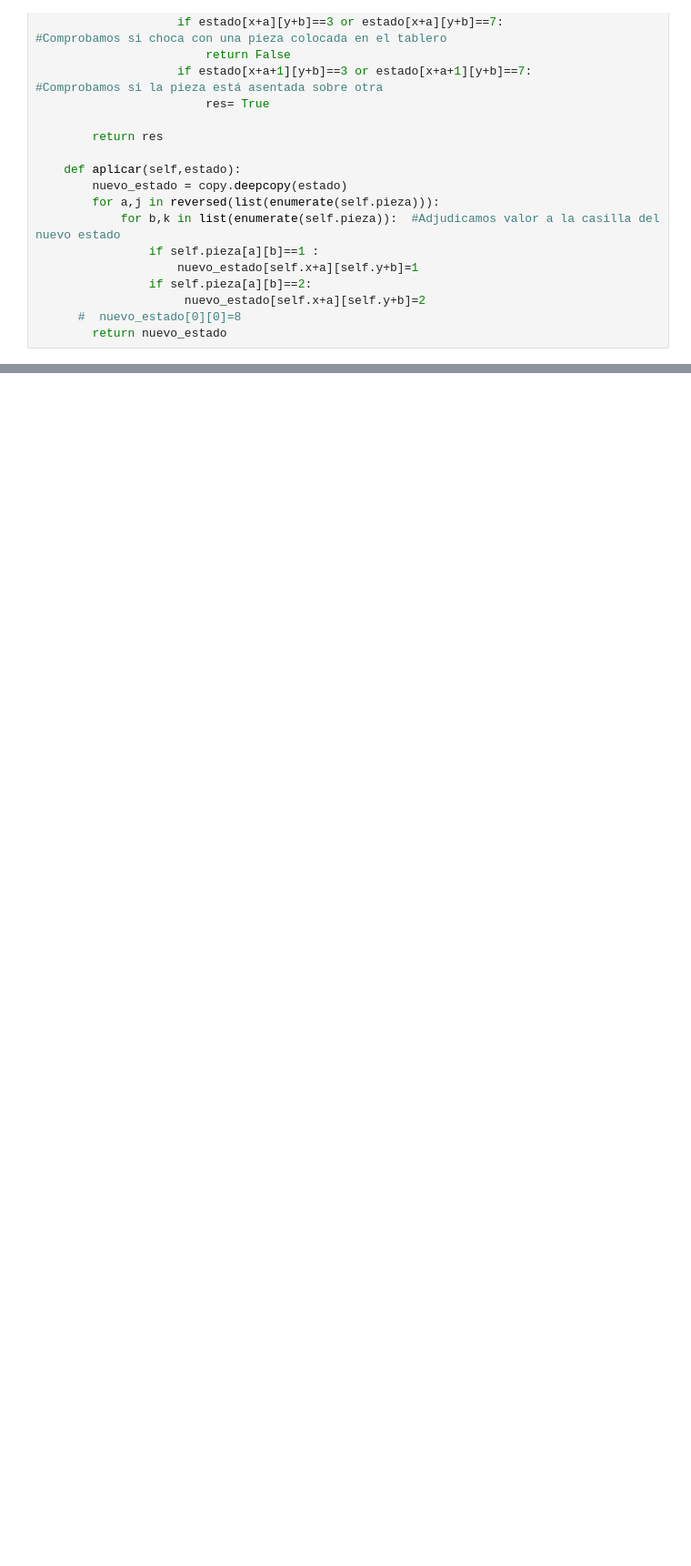
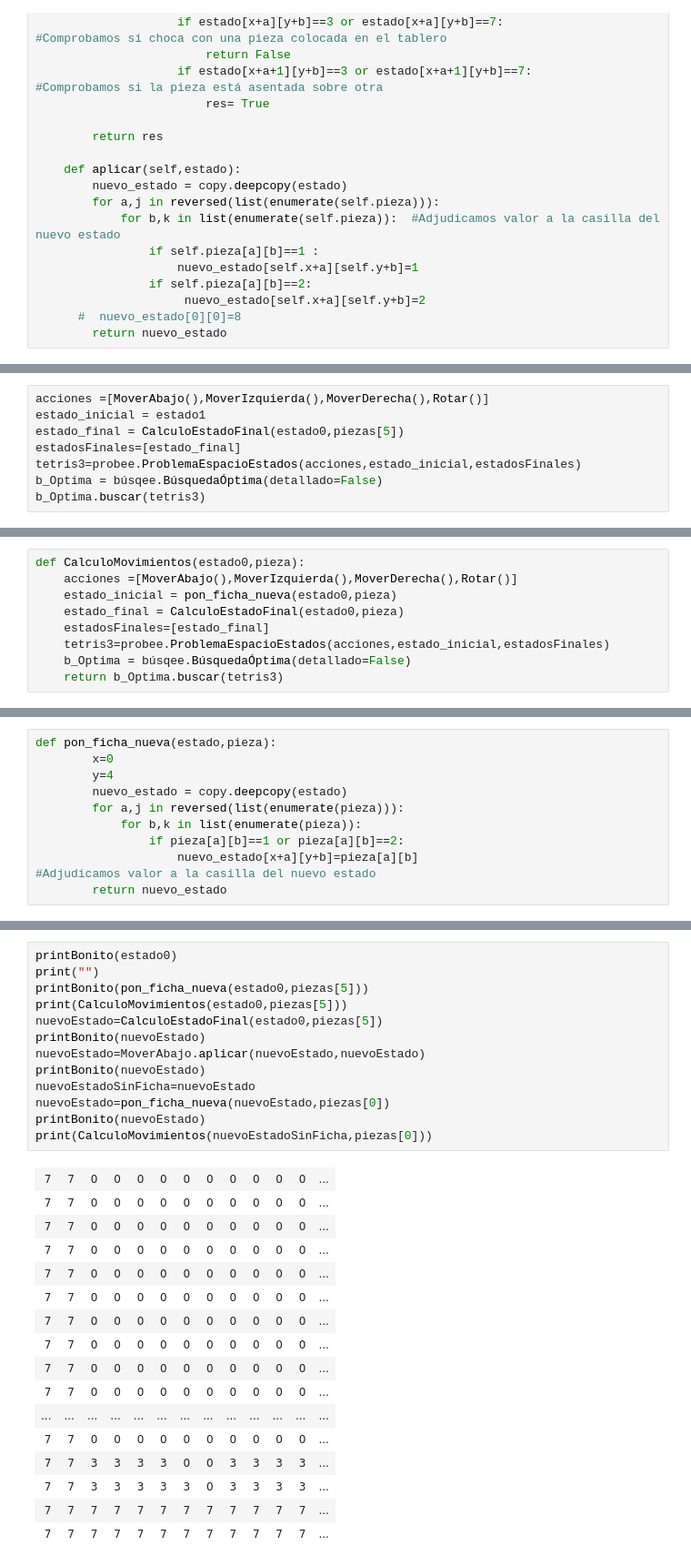
Before and after one commit to AlejandroMonteseirin/IA-Inteligencia-Artificial-Tetris, a Jupyter notebook: Tetris.ipynb, the cells around one changed output, grey strips where cells are left out. Shown: that part at 91% size. Saved outputs shown, nothing was run; the diff lists cells and outputs as text; blank space fills up the shorter version.

```diff
--- a/Tetris.ipynb
+++ b/Tetris.ipynb
@@ -594,0 +653,8 @@ def CalculoEstadoFinal(self,estado,pieza):
+# %%
+acciones =[MoverAbajo(),MoverIzquierda(),MoverDerecha(),Rotar()]
+estado_inicial = estado1
+estado_final = CalculoEstadoFinal(estado0,piezas[5])
+estadosFinales=[estado_final]
+tetris3=probee.ProblemaEspacioEstados(acciones,estado_inicial,estadosFinales)
+b_Optima = búsqee.BúsquedaÓptima(detallado=False)
+b_Optima.buscar(tetris3)
@@ -594,0 +679,9 @@ def CalculoEstadoFinal(self,estado,pieza):
+# %%
+def CalculoMovimientos(estado0,pieza):
+    acciones =[MoverAbajo(),MoverIzquierda(),MoverDerecha(),Rotar()]
+    estado_inicial = pon_ficha_nueva(estado0,pieza)
+    estado_final = CalculoEstadoFinal(estado0,pieza)
+    estadosFinales=[estado_final]
+    tetris3=probee.ProblemaEspacioEstados(acciones,estado_inicial,estadosFinales)
+    b_Optima = búsqee.BúsquedaÓptima(detallado=False)
+    return b_Optima.buscar(tetris3)
@@ -594,0 +710,10 @@ def CalculoEstadoFinal(self,estado,pieza):
+# %%
+def pon_ficha_nueva(estado,pieza):
+        x=0
+        y=4
+        nuevo_estado = copy.deepcopy(estado)
+        for a,j in reversed(list(enumerate(pieza))):
+            for b,k in list(enumerate(pieza)):
+                if pieza[a][b]==1 or pieza[a][b]==2:
+                    nuevo_estado[x+a][y+b]=pieza[a][b]                                     #Adjudicamos valor a la casilla del nuevo estado
+        return nuevo_estado
@@ -594,0 +724,30 @@ def CalculoEstadoFinal(self,estado,pieza):
+# %%
+printBonito(estado0)
+print("")
+printBonito(pon_ficha_nueva(estado0,piezas[5]))
+print(CalculoMovimientos(estado0,piezas[5]))
+nuevoEstado=CalculoEstadoFinal(estado0,piezas[5])
+printBonito(nuevoEstado)
+nuevoEstado=MoverAbajo.aplicar(nuevoEstado,nuevoEstado)
+printBonito(nuevoEstado)
+nuevoEstadoSinFicha=nuevoEstado
+nuevoEstado=pon_ficha_nueva(nuevoEstado,piezas[0])
+printBonito(nuevoEstado)
+print(CalculoMovimientos(nuevoEstadoSinFicha,piezas[0]))
+# %% [output]
+| 7 | 7 | 0 | 0 | 0 | 0 | 0 | 0 | 0 | 0 | 0 | 0 | ... |
+| 7 | 7 | 0 | 0 | 0 | 0 | 0 | 0 | 0 | 0 | 0 | 0 | ... |
+| 7 | 7 | 0 | 0 | 0 | 0 | 0 | 0 | 0 | 0 | 0 | 0 | ... |
+| 7 | 7 | 0 | 0 | 0 | 0 | 0 | 0 | 0 | 0 | 0 | 0 | ... |
+| 7 | 7 | 0 | 0 | 0 | 0 | 0 | 0 | 0 | 0 | 0 | 0 | ... |
+| 7 | 7 | 0 | 0 | 0 | 0 | 0 | 0 | 0 | 0 | 0 | 0 | ... |
+| 7 | 7 | 0 | 0 | 0 | 0 | 0 | 0 | 0 | 0 | 0 | 0 | ... |
+| 7 | 7 | 0 | 0 | 0 | 0 | 0 | 0 | 0 | 0 | 0 | 0 | ... |
+| 7 | 7 | 0 | 0 | 0 | 0 | 0 | 0 | 0 | 0 | 0 | 0 | ... |
+| 7 | 7 | 0 | 0 | 0 | 0 | 0 | 0 | 0 | 0 | 0 | 0 | ... |
+| ... | ... | ... | ... | ... | ... | ... | ... | ... | ... | ... | ... | ... |
+| 7 | 7 | 0 | 0 | 0 | 0 | 0 | 0 | 0 | 0 | 0 | 0 | ... |
+| 7 | 7 | 3 | 3 | 3 | 3 | 0 | 0 | 3 | 3 | 3 | 3 | ... |
+| 7 | 7 | 3 | 3 | 3 | 3 | 3 | 0 | 3 | 3 | 3 | 3 | ... |
+| 7 | 7 | 7 | 7 | 7 | 7 | 7 | 7 | 7 | 7 | 7 | 7 | ... |
+| 7 | 7 | 7 | 7 | 7 | 7 | 7 | 7 | 7 | 7 | 7 | 7 | ... |
```
Also changed, not shown: parts of 19 cells of this notebook.
